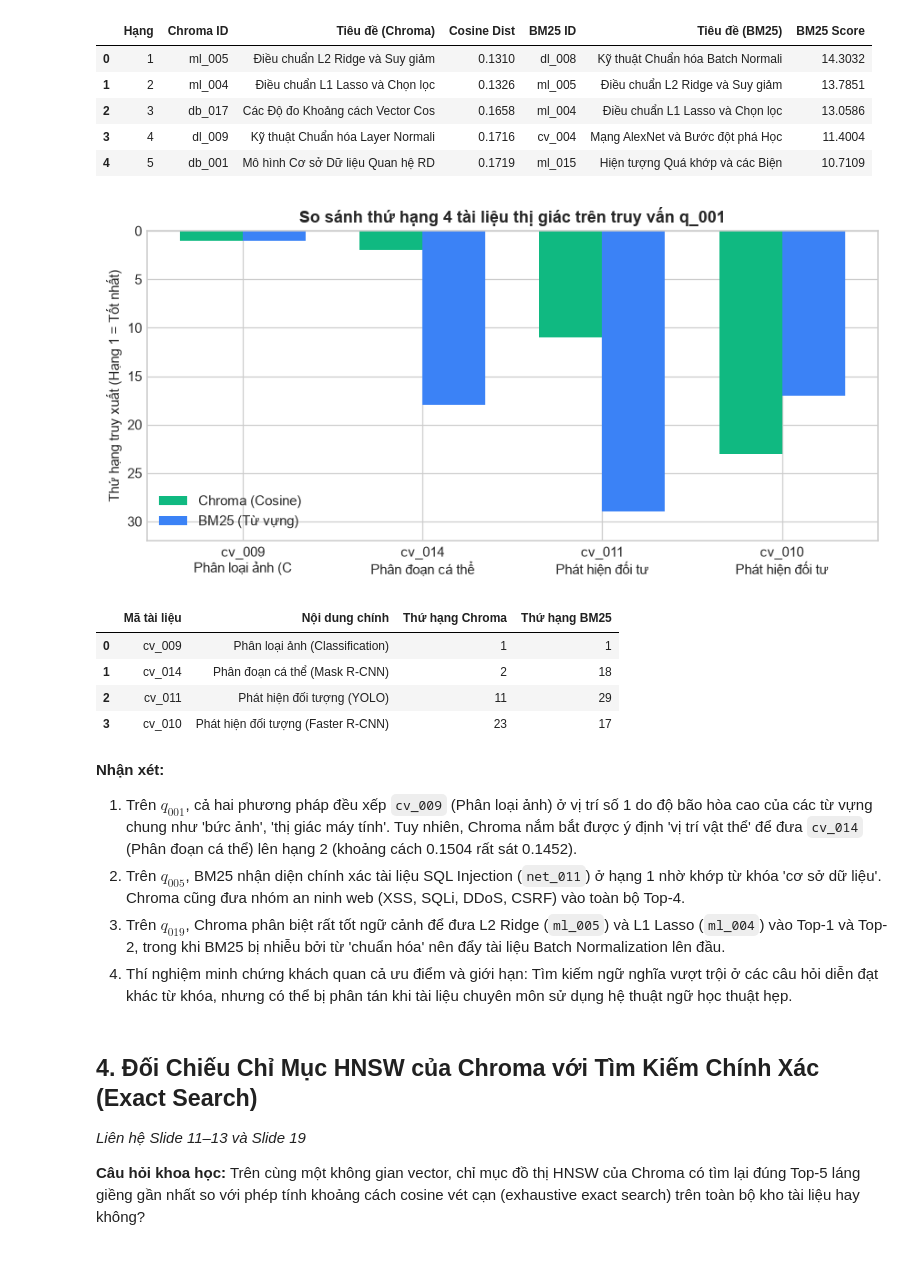
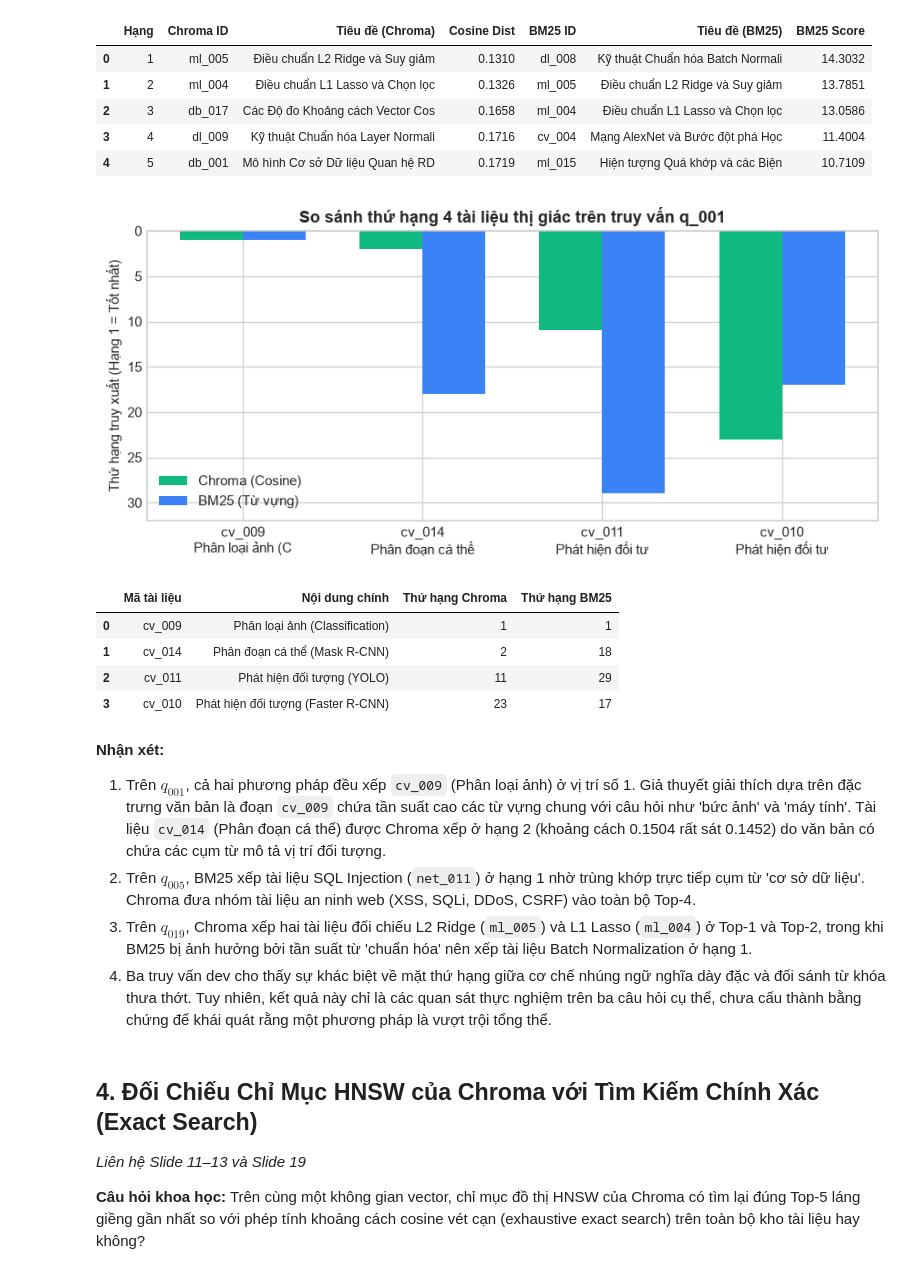
Before and after one commit to Irthn1311/PatternRecognition_Seminar, a Jupyter notebook: notebooks/Chroma_Seminar_Experiments.ipynb, the cells around one changed output. Drawn from its saved outputs; the diff is of its cells as text; code cells hidden in the pictures.

```diff
--- a/notebooks/Chroma_Seminar_Experiments.ipynb
+++ b/notebooks/Chroma_Seminar_Experiments.ipynb
@@ -224,18 +223,24 @@ Thí nghiệm so sánh kết quả Top-5 giữa Chroma Semantic Search (vector d
 - `q_005`: Ngăn chặn mã độc nhập vào ô tìm kiếm phá CSDL (thuật ngữ an ninh ứng dụng)
 - `q_019`: Sự khác biệt giữa điều chuẩn L1 Lasso và điều chuẩn L2 Ridge (đối chiếu khái niệm kỹ thuật)
 # %%
-# Nạp module truy xuất Chroma và BM25 đã xây dựng trong dự án
+# Nạp module truy xuất Chroma và BM25 từ thư mục mã nguồn dự án
 from src.chroma_search import ChromaRetriever
 from src.bm25_search import BM25Retriever
 
 chroma_retriever = ChromaRetriever(db_path=str(PROJECT_ROOT / 'chroma_db'))
 bm25_retriever = BM25Retriever(data_path=str(PROJECT_ROOT / 'data/corpus/documents.jsonl'))
 
-dev_queries = [
-    ('q_001', 'làm thế nào để máy tính tự động tìm ra các vật thể và vị trí của chúng trong một bức ảnh?'),
-    ('q_005', 'làm sao để ngăn chặn người dùng nhập mã độc vào ô tìm kiếm nhằm phá hoại cơ sở dữ liệu web'),
-    ('q_019', 'sự khác biệt giữa điều chuẩn L1 Lasso và điều chuẩn L2 Ridge'),
-]
+# Đọc 3 truy vấn dev trực tiếp từ data/eval/queries.jsonl
+dev_target_ids = ['q_001', 'q_005', 'q_019']
+dev_queries_dict = {}
+with open(PROJECT_ROOT / 'data/eval/queries.jsonl', 'r', encoding='utf-8') as f:
+    for line in f:
+        if line.strip():
+            q = json.loads(line)
+            if q['query_id'] in dev_target_ids:
+                dev_queries_dict[q['query_id']] = q['query']
+
+dev_queries = [(qid, dev_queries_dict[qid]) for qid in dev_target_ids if qid in dev_queries_dict]
 
 # Chạy truy vấn và hiển thị bảng đối chiếu Top-5 cho từng câu hỏi
 for qid, qtext in dev_queries:
@@ -287,7 +292,7 @@ Warning: You are sending unauthenticated requests to the HF Hub. Please set a HF
 | 3 | 4 | dl_009 | Kỹ thuật Chuẩn hóa Layer Normali | 0.1716 | cv_004 | Mạng AlexNet và Bước đột phá Học | 11.4004 |
 | 4 | 5 | db_001 | Mô hình Cơ sở Dữ liệu Quan hệ RD | 0.1719 | ml_015 | Hiện tượng Quá khớp và các Biện | 10.7109 |
 # %%
-# Phân tích chuyên sâu truy vấn q_001: Khảo sát thứ tự của 4 tài liệu thị giác liên quan
+# Phân tích trường hợp truy vấn q_001: Khảo sát thứ tự của 4 tài liệu thị giác liên quan
 # cv_009: Image Classification | cv_010: Faster R-CNN | cv_011: YOLO | cv_014: Mask R-CNN
 q_001_text = dev_queries[0][1]
 c_all = chroma_retriever.search(q_001_text, top_k=114)
@@ -307,35 +312,35 @@ df_targets = pd.DataFrame([
     {
         'Mã tài liệu': did,
         'Nội dung chính': desc,
         'Thứ hạng Chroma': c_ranks.get(did, '>114'),
         'Thứ hạng BM25': b_ranks.get(did, '>114'),
     }
     for did, desc in target_ids.items()
 ])
 
 # Trực quan hóa thứ hạng (trục tung đảo ngược: Hạng 1 cao nhất)
-fig, ax = plt.subplots(figsize=(8, 4))
+fig, ax = plt.subplots(figsize=(8, 3.8))
 x = np.arange(len(target_ids))
 width = 0.35
 
 chroma_vals = [c_ranks[did] for did in target_ids]
 bm25_vals = [b_ranks[did] for did in target_ids]
 
 ax.bar(x - width/2, chroma_vals, width, label='Chroma (Cosine)', color='#10B981')
 ax.bar(x + width/2, bm25_vals, width, label='BM25 (Từ vựng)', color='#3B82F6')
 
 ax.set_ylabel('Thứ hạng truy xuất (Hạng 1 = Tốt nhất)')
 ax.set_title('So sánh thứ hạng 4 tài liệu thị giác trên truy vấn q_001', fontsize=12, fontweight='bold')
 ax.set_xticks(x)
 ax.set_xticklabels([f'{did}\n{desc[:16]}' for did, desc in target_ids.items()], fontsize=9.5)
 ax.set_ylim(32, 0)  # Đảo ngược trục để hạng nhỏ hơn nằm phía trên
 ax.legend()
 plt.tight_layout()
 plt.show()
 
 df_targets
 # %% [output]
-[figure, old version]
+[figure, new version]
 |  | Mã tài liệu | Nội dung chính | Thứ hạng Chroma | Thứ hạng BM25 |
 | 0 | cv_009 | Phân loại ảnh (Classification) | 1 | 1 |
 | 1 | cv_014 | Phân đoạn cá thể (Mask R-CNN) | 2 | 18 |
@@ -343,10 +348,10 @@ df_targets
 | 3 | cv_010 | Phát hiện đối tượng (Faster R-CNN) | 23 | 17 |
 # %% [markdown]
 **Nhận xét:**
-1. Trên $q_{001}$, cả hai phương pháp đều xếp `cv_009` (Phân loại ảnh) ở vị trí số 1 do độ bão hòa cao của các từ vựng chung như 'bức ảnh', 'thị giác máy tính'. Tuy nhiên, Chroma nắm bắt được ý định 'vị trí vật thể' để đưa `cv_014` (Phân đoạn cá thể) lên hạng 2 (khoảng cách 0.1504 rất sát 0.1452).
-2. Trên $q_{005}$, BM25 nhận diện chính xác tài liệu SQL Injection (`net_011`) ở hạng 1 nhờ khớp từ khóa 'cơ sở dữ liệu'. Chroma cũng đưa nhóm an ninh web (XSS, SQLi, DDoS, CSRF) vào toàn bộ Top-4.
-3. Trên $q_{019}$, Chroma phân biệt rất tốt ngữ cảnh để đưa L2 Ridge (`ml_005`) và L1 Lasso (`ml_004`) vào Top-1 và Top-2, trong khi BM25 bị nhiễu bởi từ 'chuẩn hóa' nên đẩy tài liệu Batch Normalization lên đầu.
-4. Thí nghiệm minh chứng khách quan cả ưu điểm và giới hạn: Tìm kiếm ngữ nghĩa vượt trội ở các câu hỏi diễn đạt khác từ khóa, nhưng có thể bị phân tán khi tài liệu chuyên môn sử dụng hệ thuật ngữ học thuật hẹp.
+1. Trên $q_{001}$, cả hai phương pháp đều xếp `cv_009` (Phân loại ảnh) ở vị trí số 1. Giả thuyết giải thích dựa trên đặc trưng văn bản là đoạn `cv_009` chứa tần suất cao các từ vựng chung với câu hỏi như 'bức ảnh' và 'máy tính'. Tài liệu `cv_014` (Phân đoạn cá thể) được Chroma xếp ở hạng 2 (khoảng cách 0.1504 rất sát 0.1452) do văn bản có chứa các cụm từ mô tả vị trí đối tượng.
+2. Trên $q_{005}$, BM25 xếp tài liệu SQL Injection (`net_011`) ở hạng 1 nhờ trùng khớp trực tiếp cụm từ 'cơ sở dữ liệu'. Chroma đưa nhóm tài liệu an ninh web (XSS, SQLi, DDoS, CSRF) vào toàn bộ Top-4.
+3. Trên $q_{019}$, Chroma xếp hai tài liệu đối chiếu L2 Ridge (`ml_005`) và L1 Lasso (`ml_004`) ở Top-1 và Top-2, trong khi BM25 bị ảnh hưởng bởi tần suất từ 'chuẩn hóa' nên xếp tài liệu Batch Normalization ở hạng 1.
+4. Ba truy vấn dev cho thấy sự khác biệt về mặt thứ hạng giữa cơ chế nhúng ngữ nghĩa dày đặc và đối sánh từ khóa thưa thớt. Tuy nhiên, kết quả này chỉ là các quan sát thực nghiệm trên ba câu hỏi cụ thể, chưa cấu thành bằng chứng để khái quát rằng một phương pháp là vượt trội tổng thể.
 # %% [markdown]
 ## 4. Đối Chiếu Chỉ Mục HNSW của Chroma với Tìm Kiếm Chính Xác (Exact Search)
 *Liên hệ Slide 11–13 và Slide 19*
```
Also changed, not shown: parts of 13 cells of this notebook, 1 other file.
